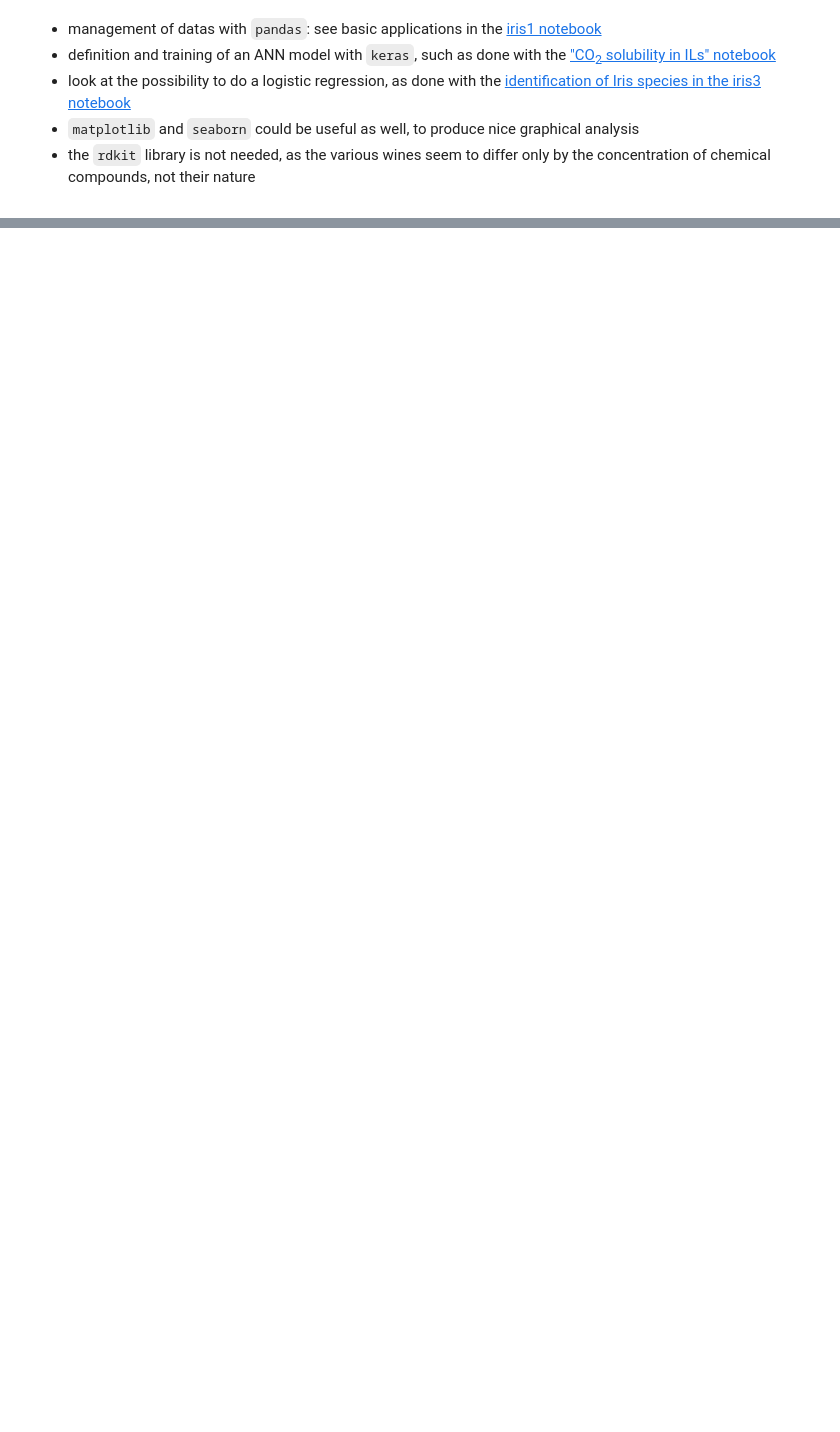
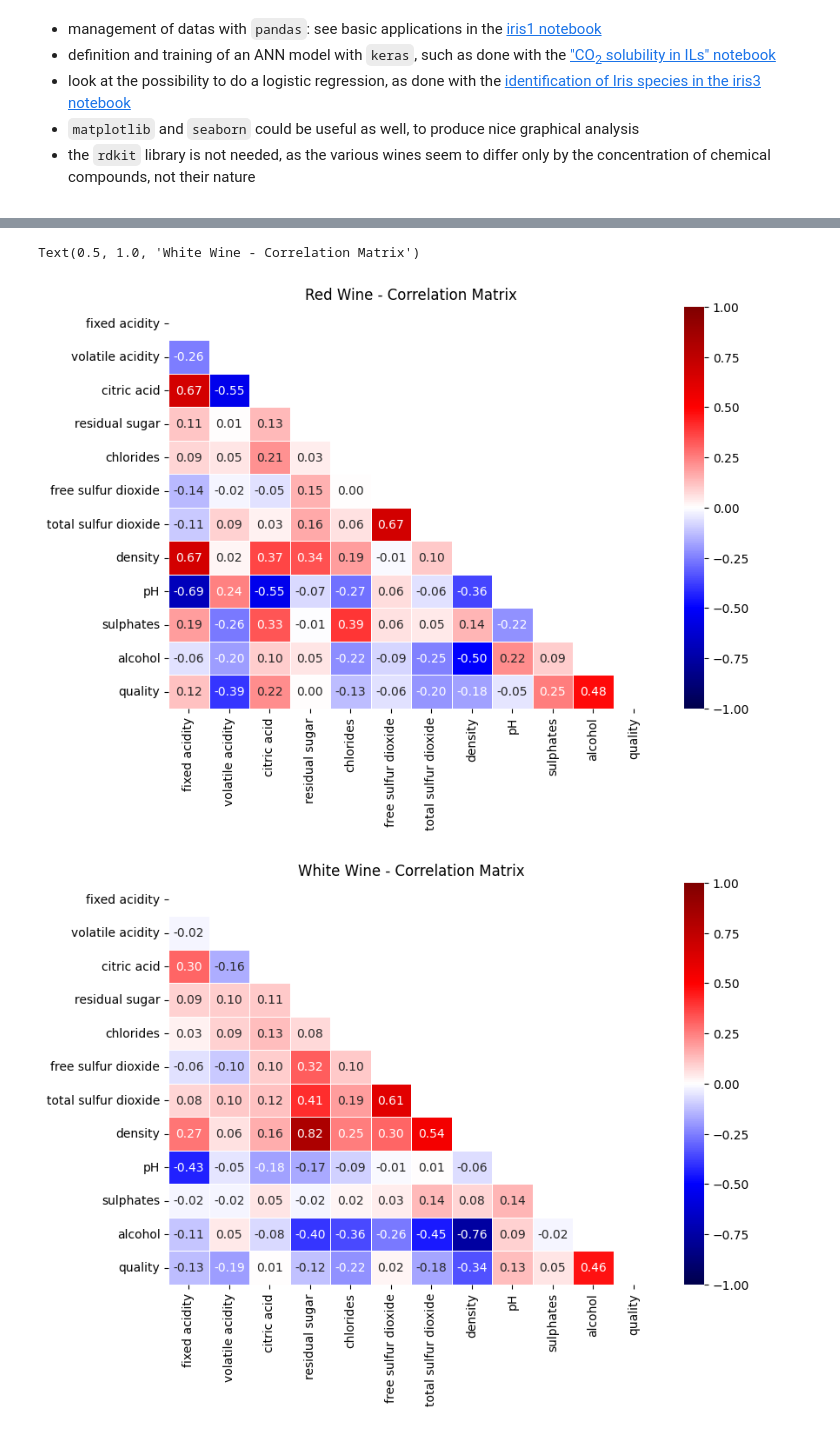
Before and after one commit to gianwski/pyPhysChem, a Jupyter notebook: DS4B-TCCM-HW.ipynb, the cells around one changed output, grey strips where cells are left out. Drawn from its saved outputs; the diff is of its cells as text; code cells hidden in the pictures; blank space fills up the shorter version.

```diff
--- a/DS4B-TCCM-HW.ipynb
+++ b/DS4B-TCCM-HW.ipynb
@@ -1578,0 +475,14 @@ The performance of the models for red and white wine was assessed through cross-
+# %%
+# Cleaning outliers
+
+idx = white_dataset.loc[white_dataset['fixed acidity'] == white_dataset['fixed acidity'].max()].index
+white_dataset.drop(index=idx, inplace=True)
+
+idx = white_dataset.loc[white_dataset['free sulfur dioxide'] == white_dataset['free sulfur dioxide'].max()].index
+white_dataset.drop(index=idx, inplace=True)
+
+idx = red_dataset.loc[red_dataset['total sulfur dioxide'] == red_dataset['total sulfur dioxide'].max()].index
+red_dataset.drop(index=idx, inplace=True)
+
+idx = red_dataset.loc[red_dataset['total sulfur dioxide'] == 278.0].index
+red_dataset.drop(index=idx, inplace=True)
@@ -1578,0 +525,16 @@ The performance of the models for red and white wine was assessed through cross-
+# %%
+# Correlation Matrix
+
+red_corr = red_dataset.corr()
+plt.figure(figsize=(9, 6))
+sns.heatmap(red_corr, annot=True, fmt='.2f', linewidth=0.5, cmap="seismic", mask=np.triu(red_corr), vmin=-1, vmax=1)
+plt.title('Red Wine - Correlation Matrix')
+
+white_corr = white_dataset.corr()
+plt.figure(figsize=(9, 6))
+sns.heatmap(white_corr, annot=True, fmt='.2f', linewidth=0.5, cmap="seismic", mask=np.triu(white_corr), vmin=-1, vmax=1)
+plt.title('White Wine - Correlation Matrix')
+# %% [output]
+Text(0.5, 1.0, 'White Wine - Correlation Matrix')
+[figure, added]
+[figure, added]
```
Also changed, not shown: parts of 118 cells of this notebook, 4 other files.
